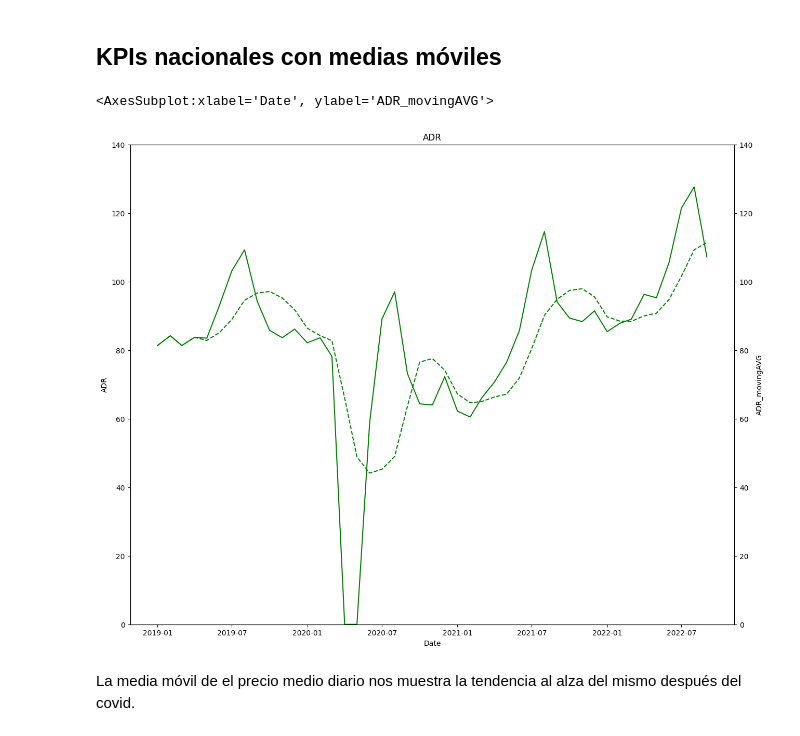
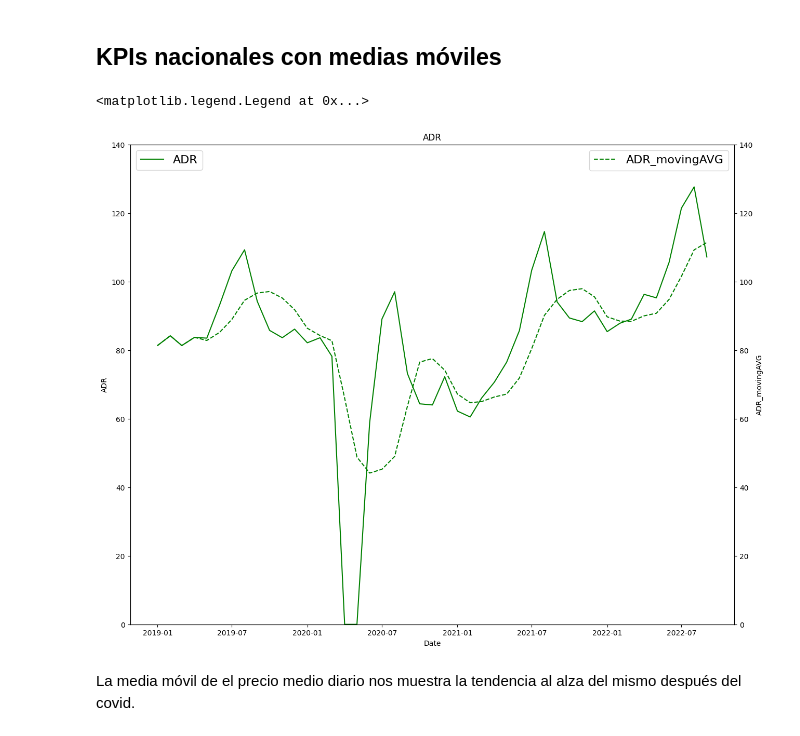
Before and after one commit to RocioRuizGonzalez/EDA--Turismo-postcovid, a Jupyter notebook: notebooks/Analisis_Turismo_Postcovid.ipynb, the cells around one changed output. Drawn from its saved outputs; the diff is of its cells as text; code cells hidden in the pictures.

```diff
--- a/notebooks/Analisis_Turismo_Postcovid.ipynb
+++ b/notebooks/Analisis_Turismo_Postcovid.ipynb
@@ -148,16 +136,19 @@ nacional['RevPAR_movingAVG'].fillna(value=nacional['RevPAR'], inplace=True)
 # %%
 plt.figure(figsize=(15,12))
 plt.title("ADR")
 plt.ylim(0,140)
+
 sns.lineplot(x=nacional["Date"], y=nacional["ADR"], color='g')
+plt.legend(labels=["ADR"], loc="upper left")
 
 ax2 = plt.twinx()
 plt.ylim(0,140)
 
 sns.lineplot(x=nacional["Date"], y=nacional["ADR_movingAVG"], color="g", linestyle='--', ax=ax2)
+plt.legend(labels=["ADR_movingAVG"], loc="upper right")
 # %% [output]
-<AxesSubplot:xlabel='Date', ylabel='ADR_movingAVG'>
+<matplotlib.legend.Legend at 0x...>
-[figure, old version]
+[figure, new version]
 # %% [markdown]
 La media móvil de el precio medio diario nos muestra la tendencia al alza del mismo después del covid.
 # %%
```
Also changed, not shown: parts of 5 cells of this notebook, 4 other files.
